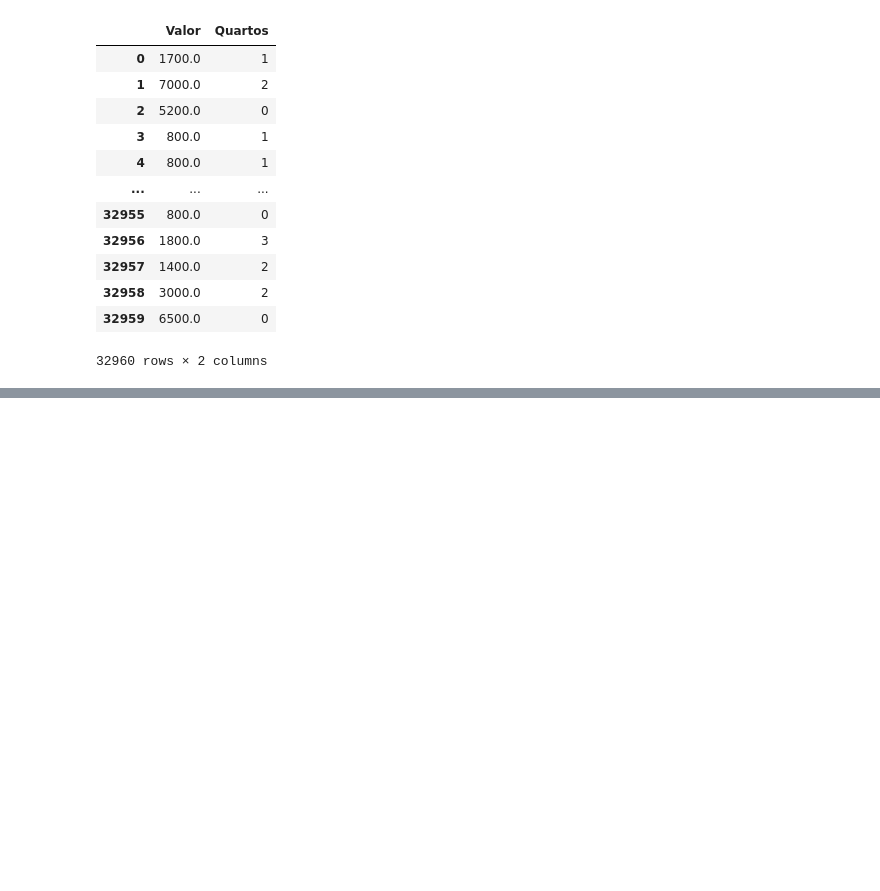
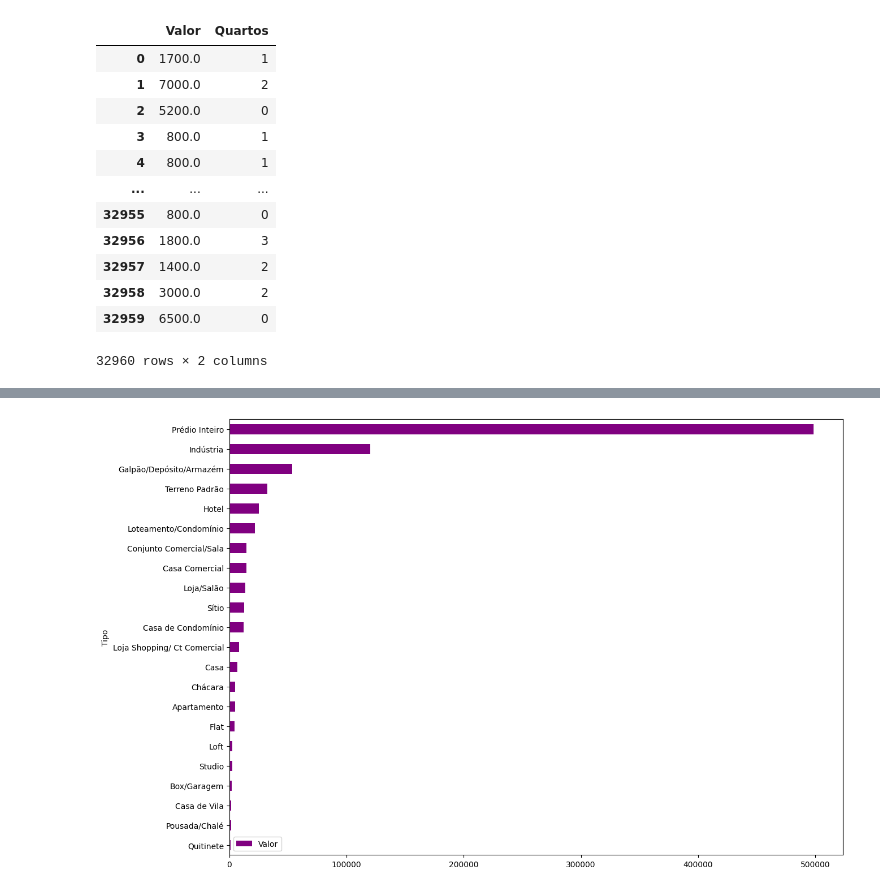
Before and after one commit to avelareliandro/dados_Imobiliario, a Jupyter notebook: análise estatística dos dados.ipynb, the cells around one changed output, grey strips where cells are left out. Cells and saved outputs as stored; diff of their text form; code cells hidden in the pictures; blank space fills up the shorter version.

```diff
--- a/análise estatística dos dados.ipynb
+++ b/análise estatística dos dados.ipynb
@@ -92,0 +200,7 @@ memory usage: 2.3 MB
+# %%
+df_preco_tipo = dados.groupby('Tipo')[['Valor']].mean().sort_values('Valor')
+# O comando dados.groupby('Tipo')[['Valor']].mean().sort_values('Valor') agrupa os dados por "Tipo", calcula a média da coluna "Valor" para cada grupo e ordena os resultados com base na coluna "Valor" em ordem crescente. O resultado é armazenado na variável df_peco_tip.
+df_preco_tipo.plot(kind='barh', figsize=(14, 10), color ='purple');
+# O comando df_preco_tipo.plot(kind='barh', figsize=(14, 10), color='purple') cria um gráfico de barras horizontais (barh) utilizando os dados do DataFrame df_preco_tipo. O parâmetro figsize=(14, 10) define o tamanho do gráfico, e color='purple' especifica a cor das barras como roxa.
+# %% [output]
+[figure, added]
```
Also changed, not shown: parts of 9 cells of this notebook, 1 other file.
